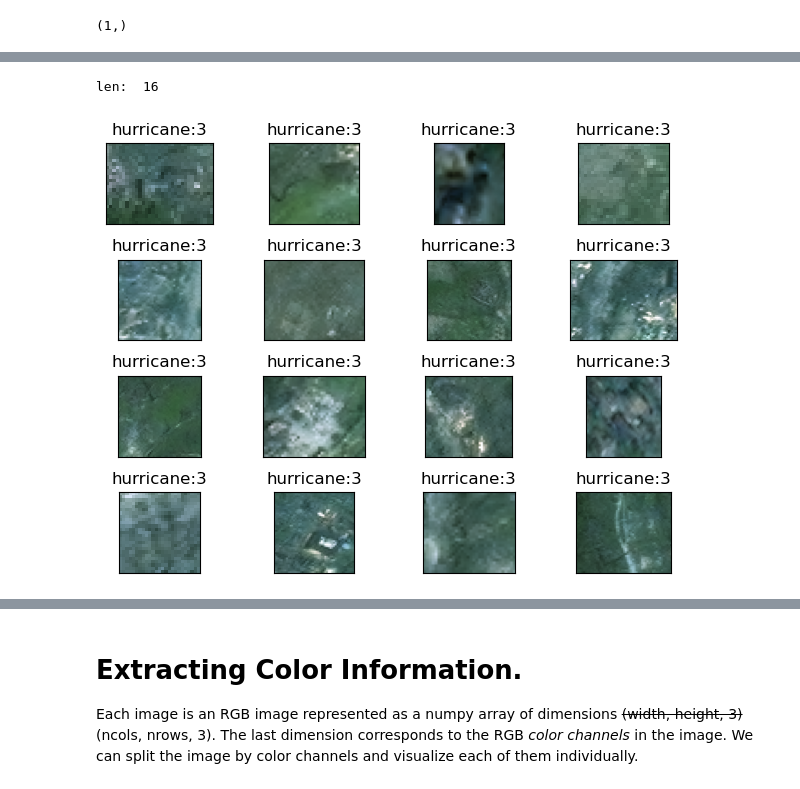
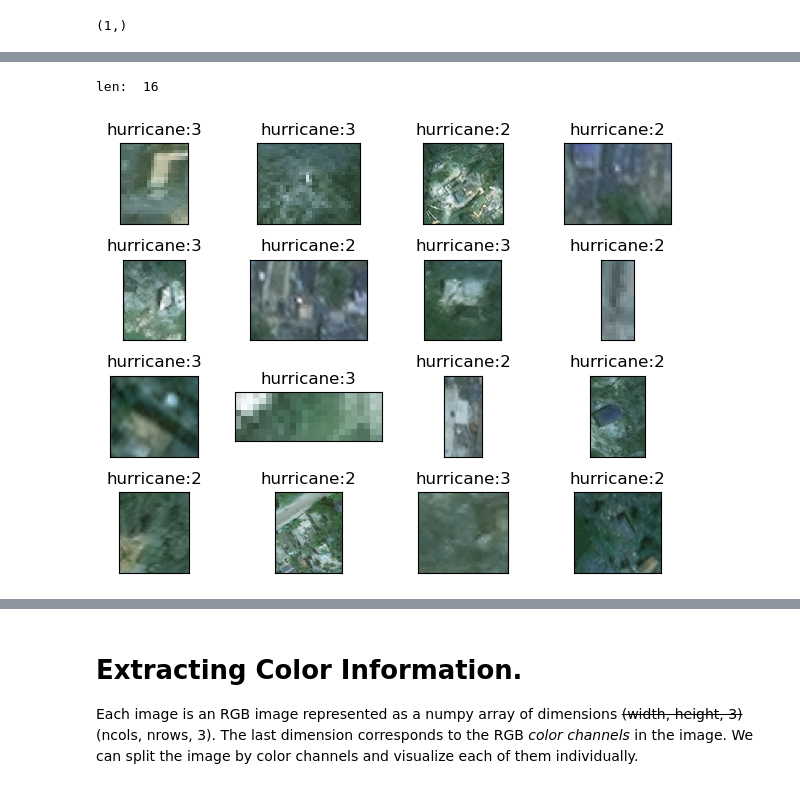
Before and after one commit to fractalclockwork/Data200, a Jupyter notebook: cv-satellite-images/Project_Computer_Vision.ipynb, the cells around one changed output, grey strips where cells are left out. Saved outputs shown, nothing was run; the diff lists cells and outputs as text; code cells hidden in the pictures.

```diff
--- a/cv-satellite-images/Project_Computer_Vision.ipynb
+++ b/cv-satellite-images/Project_Computer_Vision.ipynb
@@ -251,8 +251,8 @@ len:  16
 # %%
 # Now that we had a nice dataframe, let's start exploring these images.
-dd = df[(df['label'] > 2) & (df['disaster_type'] == 'hurricane')]
+dd = df[(df['label'] > 1) & (df['disaster_type'] == 'hurricane')]
 dd = dd.sample(16)
 show_df(dd)
 # %% [output]
 len:  16
-[figure, old version]
+[figure, new version]
```
Also changed, not shown: parts of 2 cells of this notebook.
